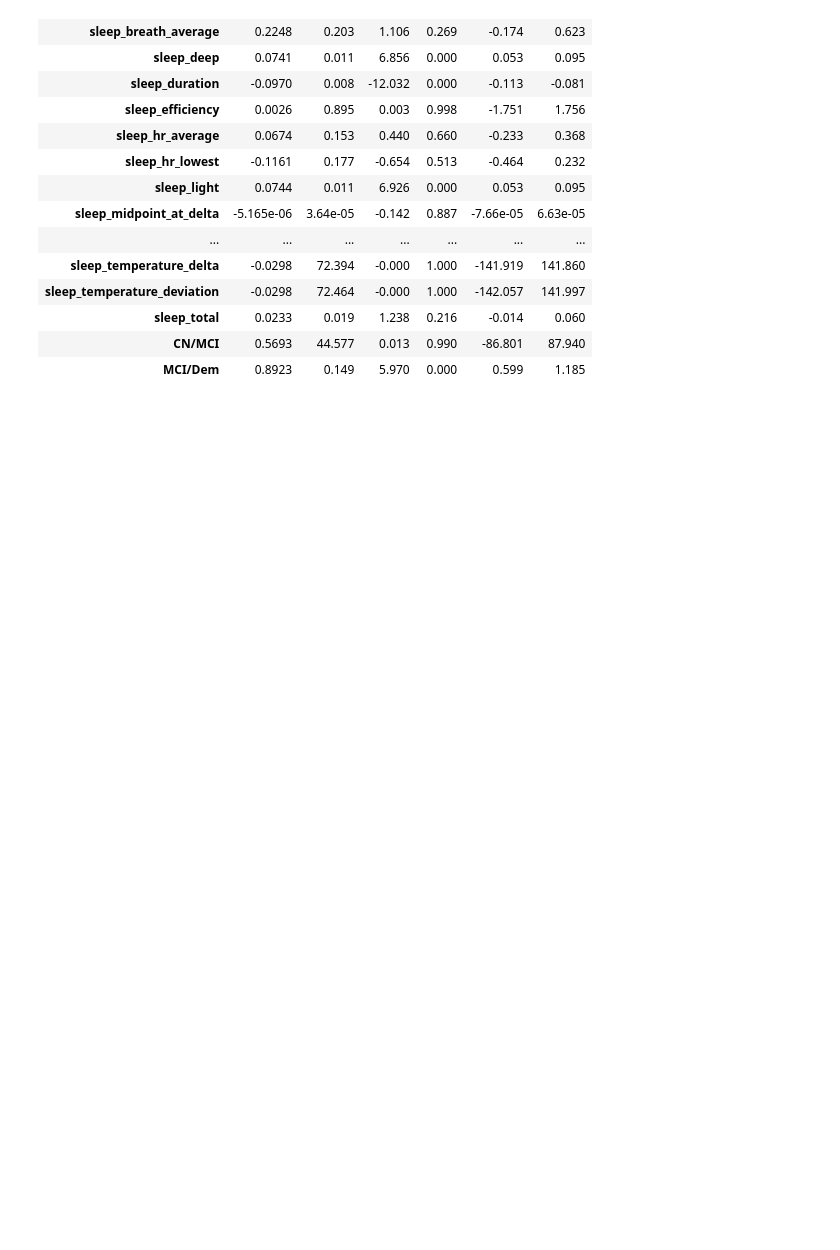
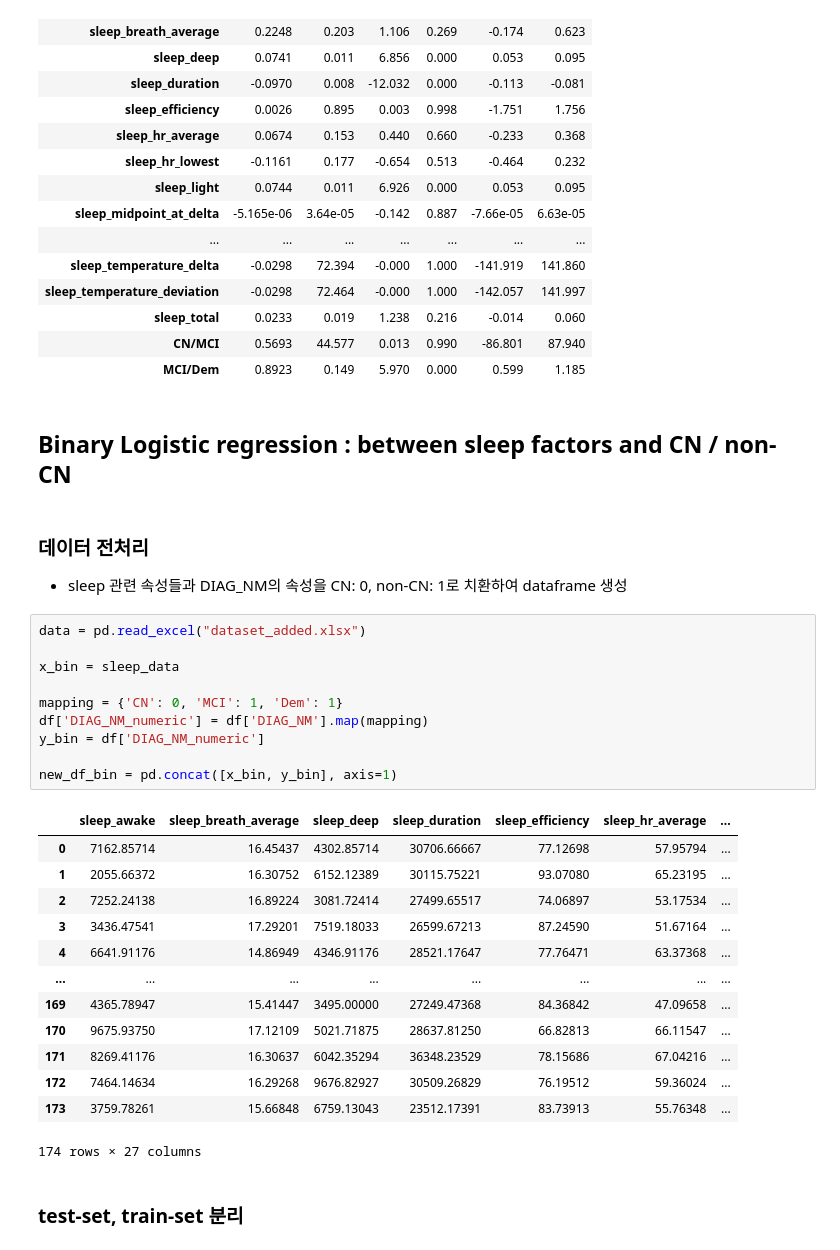
Before and after one commit to raewoo0908/INE2018, a Jupyter notebook: project.ipynb, the cells around one changed output. Drawn from its saved outputs; the diff is of its cells as text; blank space fills up the shorter version.

```diff
--- a/project.ipynb
+++ b/project.ipynb
@@ -218,3 +216,34 @@ OrderedModel Results
 | sleep_total | 0.0233 | 0.019 | 1.238 | 0.216 | -0.014 | 0.060 |
 | CN/MCI | 0.5693 | 44.577 | 0.013 | 0.990 | -86.801 | 87.940 |
 | MCI/Dem | 0.8923 | 0.149 | 5.970 | 0.000 | 0.599 | 1.185 |
+# %% [markdown]
+## Binary Logistic regression : between sleep factors and CN / non-CN
+# %% [markdown]
+### 데이터 전처리
+* sleep 관련 속성들과 DIAG_NM의 속성을 CN: 0, non-CN: 1로 치환하여 dataframe 생성
+# %%
+data = pd.read_excel("dataset_added.xlsx")
+
+x_bin = sleep_data
+
+mapping = {'CN': 0, 'MCI': 1, 'Dem': 1}
+df['DIAG_NM_numeric'] = df['DIAG_NM'].map(mapping)
+y_bin = df['DIAG_NM_numeric']
+
+new_df_bin = pd.concat([x_bin, y_bin], axis=1)
+# %% [output]
+|  | sleep_awake | sleep_breath_average | sleep_deep | sleep_duration | sleep_efficiency | sleep_hr_average | ... |
+| 0 | 7162.85714 | 16.45437 | 4302.85714 | 30706.66667 | 77.12698 | 57.95794 | ... |
+| 1 | 2055.66372 | 16.30752 | 6152.12389 | 30115.75221 | 93.07080 | 65.23195 | ... |
+| 2 | 7252.24138 | 16.89224 | 3081.72414 | 27499.65517 | 74.06897 | 53.17534 | ... |
+| 3 | 3436.47541 | 17.29201 | 7519.18033 | 26599.67213 | 87.24590 | 51.67164 | ... |
+| 4 | 6641.91176 | 14.86949 | 4346.91176 | 28521.17647 | 77.76471 | 63.37368 | ... |
+| ... | ... | ... | ... | ... | ... | ... | ... |
+| 169 | 4365.78947 | 15.41447 | 3495.00000 | 27249.47368 | 84.36842 | 47.09658 | ... |
+| 170 | 9675.93750 | 17.12109 | 5021.71875 | 28637.81250 | 66.82813 | 66.11547 | ... |
+| 171 | 8269.41176 | 16.30637 | 6042.35294 | 36348.23529 | 78.15686 | 67.04216 | ... |
+| 172 | 7464.14634 | 16.29268 | 9676.82927 | 30509.26829 | 76.19512 | 59.36024 | ... |
+| 173 | 3759.78261 | 15.66848 | 6759.13043 | 23512.17391 | 83.73913 | 55.76348 | ... |
+174 rows × 27 columns
+# %% [markdown]
+### test-set, train-set 분리
```
Also changed, not shown: parts of 13 cells of this notebook.
